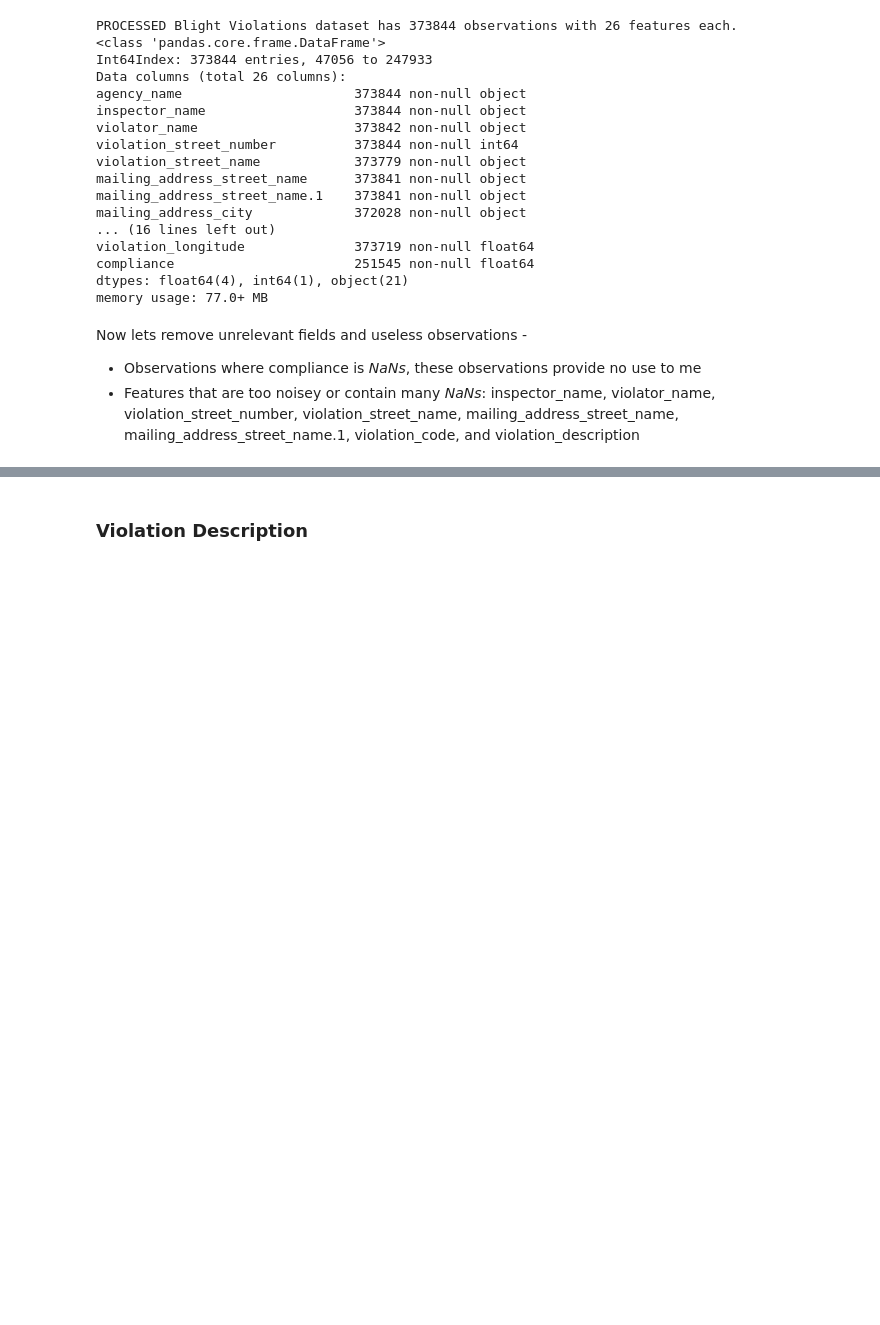
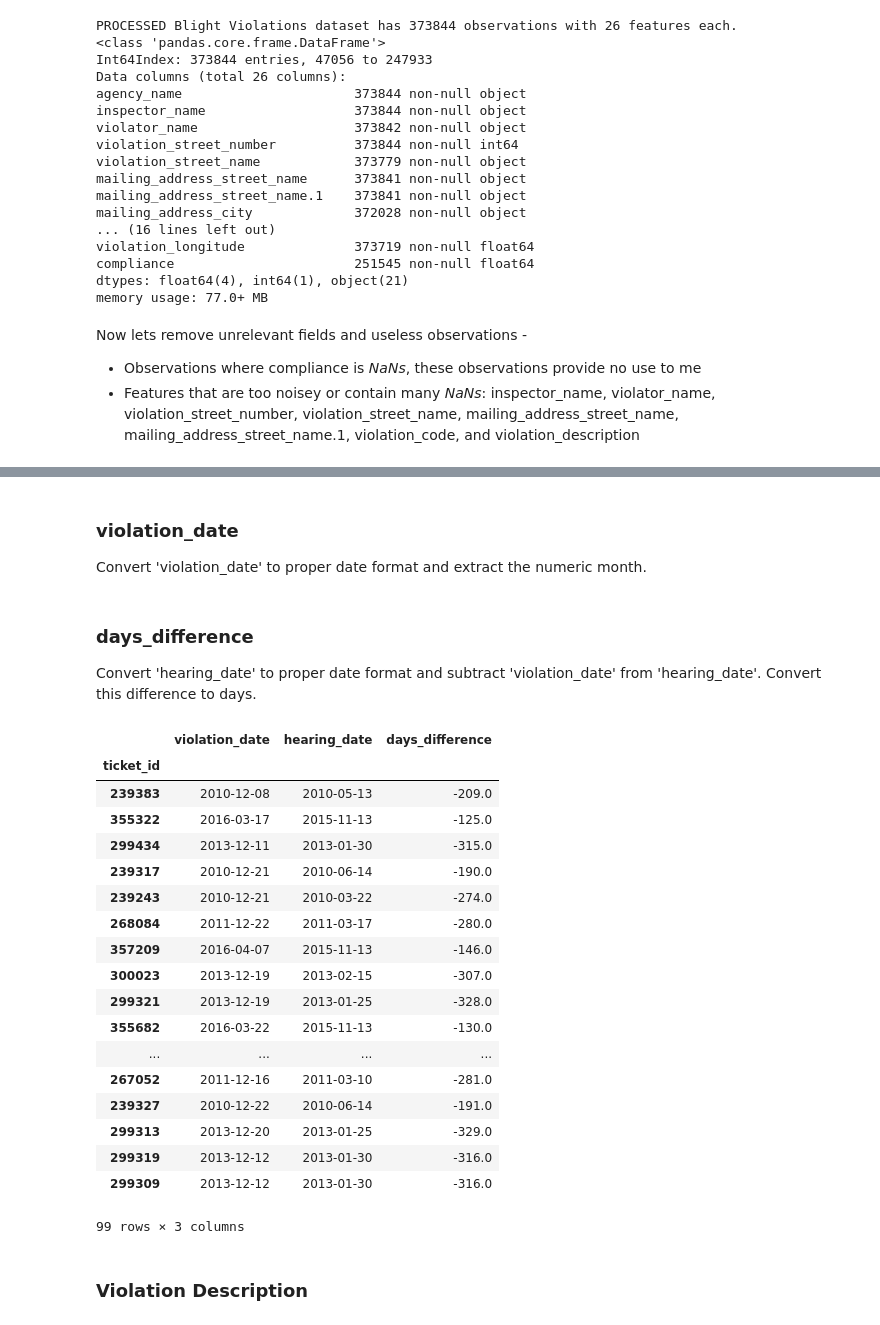
Before and after one commit to jesadrperez/Competitions, a Jupyter notebook: Blight-Violations-DRAFT.ipynb, the cells around one changed output, grey strips where cells are left out. Cells and saved outputs as stored; diff of their text form; code cells hidden in the pictures; blank space fills up the shorter version.

Commit message:
Began violation_date work

```diff
--- a/Blight-Violations-DRAFT.ipynb
+++ b/Blight-Violations-DRAFT.ipynb
@@ -290,0 +326,13 @@ blight_df[['inspector_name', 'violator_name',
+# %%
+# Creates 'michigan_resident' feature, setting all values to False
+blight_df['michigan_resident'] = 0
+# Fill all "NaN" with "unknown"
+blight_df['mailing_address_state'].fillna(value="un", inplace=True)
+# Convert all characters to lower case
+blight_df.loc[:, 'mailing_address_state'] = blight_df['mailing_address_state'].str.lower()
+# Removes all punctuation
+blight_df.loc[:, 'mailing_address_state'] = blight_df['mailing_address_state'].str.extract('(^[a-z ]+)')
+# Refill all "NaN" with "unknown"
+blight_df['mailing_address_state'].fillna(value="un", inplace=True)
+# Finds all strings that start with "det" and set "detriot_resident" to True for these values
+blight_df.loc[blight_df['mailing_address_state'].str.contains('(^mi)'), 'michigan_resident'] = 1
@@ -291,3 +342,48 @@ blight_df[['inspector_name', 'violator_name',
+# %%
+# Creates the 'us_resident' feature
+blight_df['us_resident'] = 0
+# Sets 'us_resident' to True if the 'mailing_address_state' is not unknown
+blight_df.loc[blight_df['mailing_address_state'] != 'un', 'us_resident'] = 1
+# Sets 'us_resident' to False if the 'mailing_address_country' is not unknown
+blight_df.loc[~blight_df['mailing_address_country'].isnull(), 'us_resident'] = 0
+# %% [markdown]
+### violation_date
+Convert 'violation_date' to proper date format and extract the numeric month.
+# %%
+# Convert 'violation_date' to proper date format
+blight_df['violation_date'] = pd.DatetimeIndex(blight_df['violation_date']).date
+# Extract the numeric month. Save this as 'violation_month'
+blight_df['violation_month'] = pd.DatetimeIndex(blight_df['violation_date']).month
+# %% [markdown]
+### days_difference
+Convert 'hearing_date' to proper date format and subtract 'violation_date' from 'hearing_date'. Convert this difference to days.
+# %%
+# Convert 'hearing_date' to proper date format
+blight_df['hearing_date'] = pd.DatetimeIndex(blight_df['hearing_date']).date
+# Subtract 'violation_date' from 'hearing_date'. Convert this difference to days.
+blight_df['days_difference'] = (blight_df['hearing_date'] - blight_df['violation_date'])/np.timedelta64(1, 'D')
+# %%
+blight_df.loc[blight_df['days_difference'] < -100, ['violation_date', 'hearing_date', 'days_difference']]
+# %% [output]
+|  | violation_date | hearing_date | days_difference |
+| ticket_id |  |  |  |
+| 239383 | 2010-12-08 | 2010-05-13 | -209.0 |
+| 355322 | 2016-03-17 | 2015-11-13 | -125.0 |
+| 299434 | 2013-12-11 | 2013-01-30 | -315.0 |
+| 239317 | 2010-12-21 | 2010-06-14 | -190.0 |
+| 239243 | 2010-12-21 | 2010-03-22 | -274.0 |
+| 268084 | 2011-12-22 | 2011-03-17 | -280.0 |
+| 357209 | 2016-04-07 | 2015-11-13 | -146.0 |
+| 300023 | 2013-12-19 | 2013-02-15 | -307.0 |
+| 299321 | 2013-12-19 | 2013-01-25 | -328.0 |
+| 355682 | 2016-03-22 | 2015-11-13 | -130.0 |
+| ... | ... | ... | ... |
+| 267052 | 2011-12-16 | 2011-03-10 | -281.0 |
+| 239327 | 2010-12-22 | 2010-06-14 | -191.0 |
+| 299313 | 2013-12-20 | 2013-01-25 | -329.0 |
+| 299319 | 2013-12-12 | 2013-01-30 | -316.0 |
+| 299309 | 2013-12-12 | 2013-01-30 | -316.0 |
+99 rows × 3 columns
 # %% [markdown]
 ### Violation Description
 # %%
```
Also changed, not shown: parts of 12 cells of this notebook, 1 other file.
